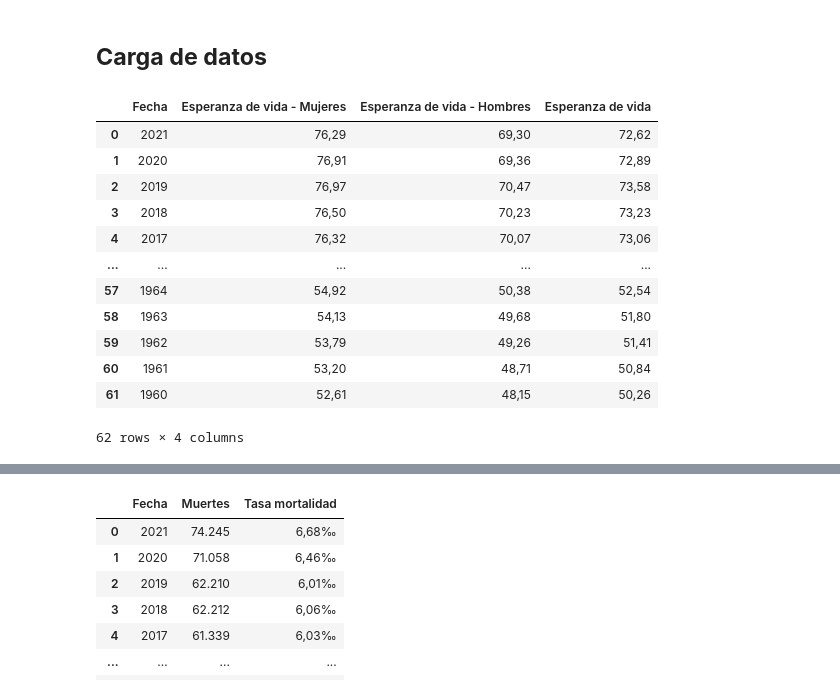
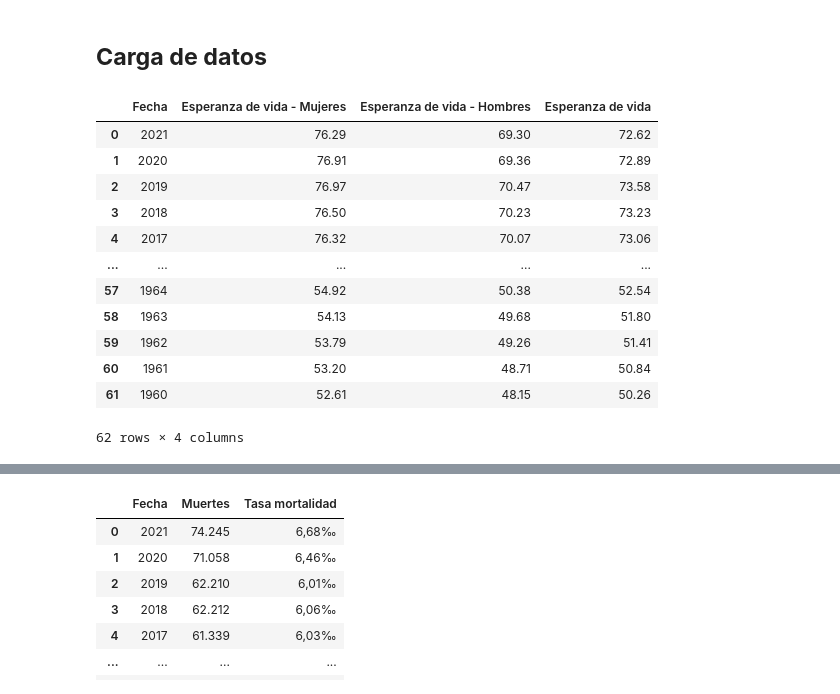
Before and after one commit to MoisesAlmz/Proyecto-Samsung, a Jupyter notebook: Viejicidad_en_RD.ipynb, the cells around one changed output, grey strips where cells are left out. Drawn from its saved outputs; the diff is of its cells as text; code cells hidden in the pictures.

```diff
--- a/Viejicidad_en_RD.ipynb
+++ b/Viejicidad_en_RD.ipynb
@@ -10,19 +10,19 @@ import seaborn as sns
 # %%
 #Hoja 1, esperanza de vida
 
-read_data_excel = pd.read_excel(r"C:\Users\Moises Almanzar\Desktop\Proyecto Samsung\Esperanza de vida RD.xlsx")
-read_data_excel
+Data_Esperanza = pd.read_excel(r"C:\Users\Moises Almanzar\Desktop\Proyecto Samsung\Esperanza de vida RD.xlsx")
+Data_Esperanza
 # %% [output]
 |  | Fecha | Esperanza de vida - Mujeres | Esperanza de vida - Hombres | Esperanza de vida |
-| 0 | 2021 | 76,29 | 69,30 | 72,62 |
-| 1 | 2020 | 76,91 | 69,36 | 72,89 |
-| 2 | 2019 | 76,97 | 70,47 | 73,58 |
-| 3 | 2018 | 76,50 | 70,23 | 73,23 |
-| 4 | 2017 | 76,32 | 70,07 | 73,06 |
+| 0 | 2021 | 76.29 | 69.30 | 72.62 |
+| 1 | 2020 | 76.91 | 69.36 | 72.89 |
+| 2 | 2019 | 76.97 | 70.47 | 73.58 |
+| 3 | 2018 | 76.50 | 70.23 | 73.23 |
+| 4 | 2017 | 76.32 | 70.07 | 73.06 |
 | ... | ... | ... | ... | ... |
-| 57 | 1964 | 54,92 | 50,38 | 52,54 |
-| 58 | 1963 | 54,13 | 49,68 | 51,80 |
-| 59 | 1962 | 53,79 | 49,26 | 51,41 |
-| 60 | 1961 | 53,20 | 48,71 | 50,84 |
-| 61 | 1960 | 52,61 | 48,15 | 50,26 |
+| 57 | 1964 | 54.92 | 50.38 | 52.54 |
+| 58 | 1963 | 54.13 | 49.68 | 51.80 |
+| 59 | 1962 | 53.79 | 49.26 | 51.41 |
+| 60 | 1961 | 53.20 | 48.71 | 50.84 |
+| 61 | 1960 | 52.61 | 48.15 | 50.26 |
 62 rows × 4 columns
```
Also changed, not shown: parts of 9 cells of this notebook, 1 other file.
